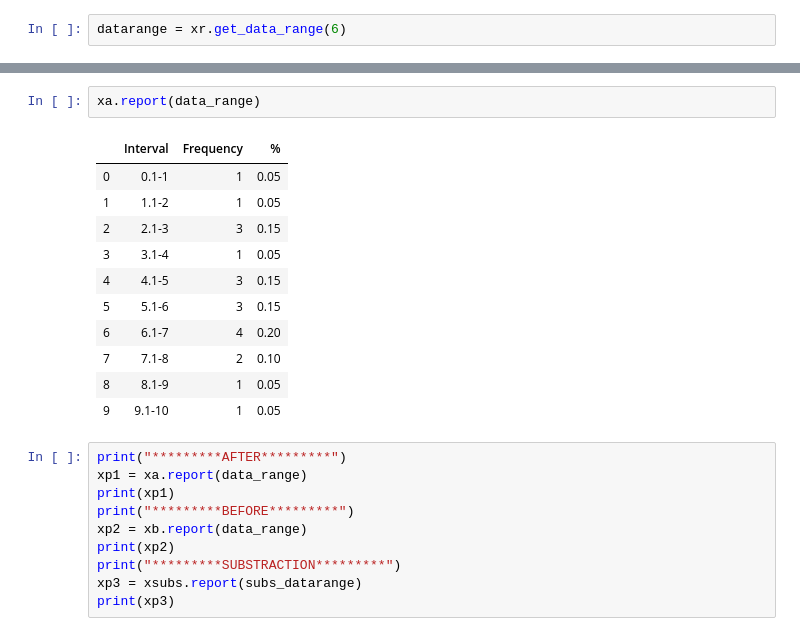
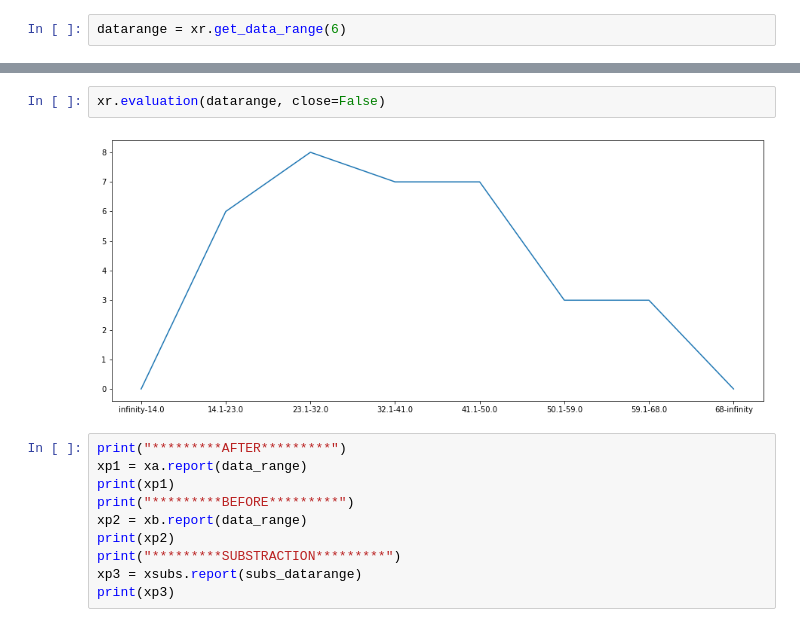
Before and after one commit to amitsanger3/frequency_distribution, a Jupyter notebook: Untitled.ipynb, the cells around one changed output, grey strips where cells are left out. Cells and saved outputs as stored; diff of their text form.

```diff
--- a/Untitled.ipynb
+++ b/Untitled.ipynb
@@ -118,17 +169,7 @@ xsubs.report(subs_datarange)
-# %%
-xa.report(data_range)
-# %% [output]
-|  | Interval | Frequency | % |
-| 0 | 0.1-1 | 1 | 0.05 |
-| 1 | 1.1-2 | 1 | 0.05 |
-| 2 | 2.1-3 | 3 | 0.15 |
-| 3 | 3.1-4 | 1 | 0.05 |
-| 4 | 4.1-5 | 3 | 0.15 |
-| 5 | 5.1-6 | 3 | 0.15 |
-| 6 | 6.1-7 | 4 | 0.20 |
-| 7 | 7.1-8 | 2 | 0.10 |
-| 8 | 8.1-9 | 1 | 0.05 |
-| 9 | 9.1-10 | 1 | 0.05 |
+# %%
+xr.evaluation(datarange, close=False)
+# %% [output]
+[figure, added]
 # %%
 print("*********AFTER*********")
 xp1 = xa.report(data_range)
```
Also changed, not shown: parts of 9 cells of this notebook.
